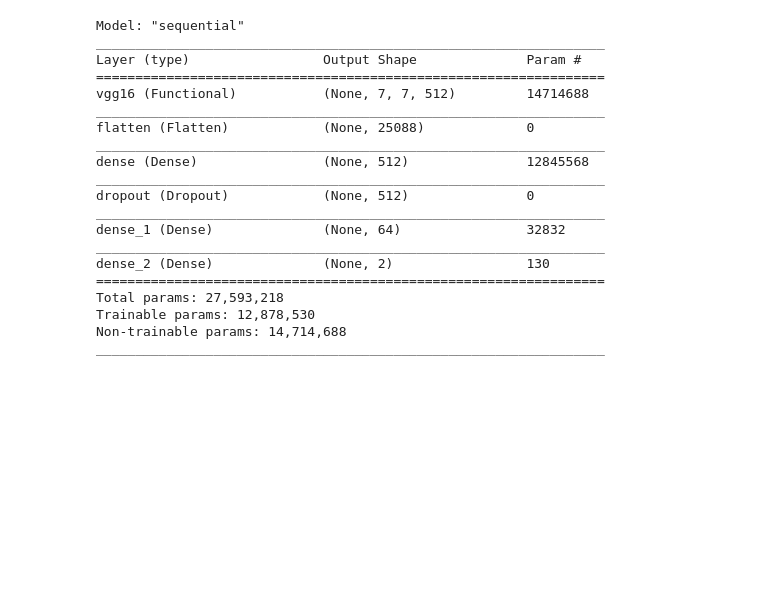
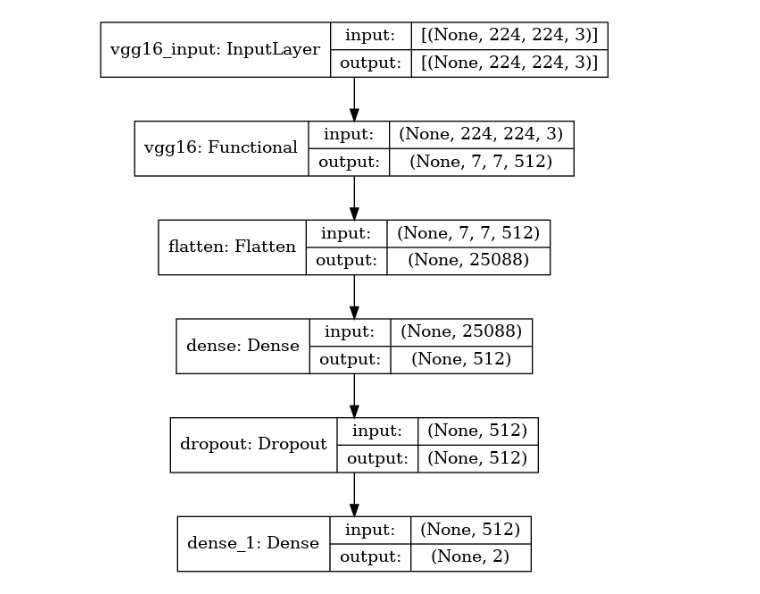
Before and after one commit to binh-ml/RockAI, a Jupyter notebook: train_VGG16.ipynb, the cells around one changed output. Cells and saved outputs as stored; diff of their text form; code cells hidden in the pictures; blank space fills up the shorter version.

```diff
--- a/train_VGG16.ipynb
+++ b/train_VGG16.ipynb
@@ -86,39 +86,20 @@ for layer in vgg_model.layers[:]:
 # %%
 # Create the model
 model = Sequential()
 
 # Add the vgg convolutional base model
 model.add(vgg_model)
 
 # Add new layers
 model.add(Flatten())
 model.add(Dense(512, activation='relu'))
 model.add(Dropout(0.5))
-model.add(Dense(64, activation='relu'))
+# model.add(Dense(64, activation='relu'))
 model.add(Dense(2, activation='softmax'))
 
 # Show a summary of the model. Check the number of trainable parameters
-model.summary()
+tf.keras.utils.plot_model(model, show_shapes=True, to_file='outdir/vgg_model.png')
 # %% [output]
-Model: "sequential"
-_________________________________________________________________
-Layer (type)                 Output Shape              Param #
-=================================================================
-vgg16 (Functional)           (None, 7, 7, 512)         14714688
-_________________________________________________________________
-flatten (Flatten)            (None, 25088)             0
-_________________________________________________________________
-dense (Dense)                (None, 512)               12845568
-_________________________________________________________________
-dropout (Dropout)            (None, 512)               0
-_________________________________________________________________
-dense_1 (Dense)              (None, 64)                32832
-_________________________________________________________________
-dense_2 (Dense)              (None, 2)                 130
-=================================================================
-Total params: 27,593,218
-Trainable params: 12,878,530
-Non-trainable params: 14,714,688
-_________________________________________________________________
+[figure, added]
 # %%
 batch_size = 32
```
Also changed, not shown: parts of 8 cells of this notebook, 2 other files.
